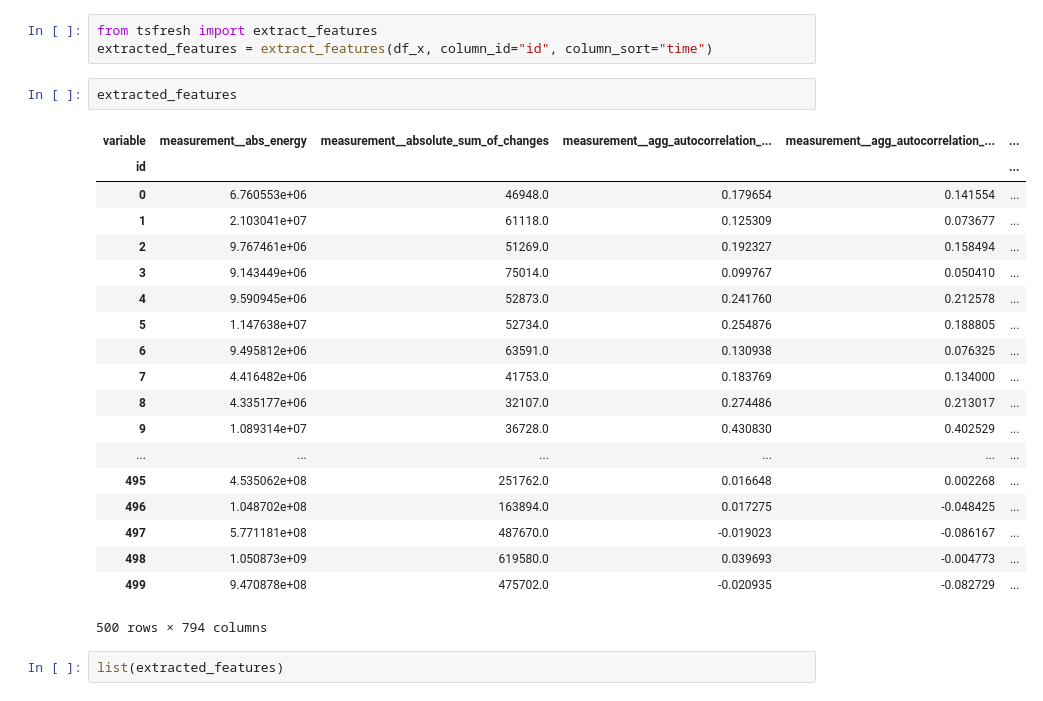
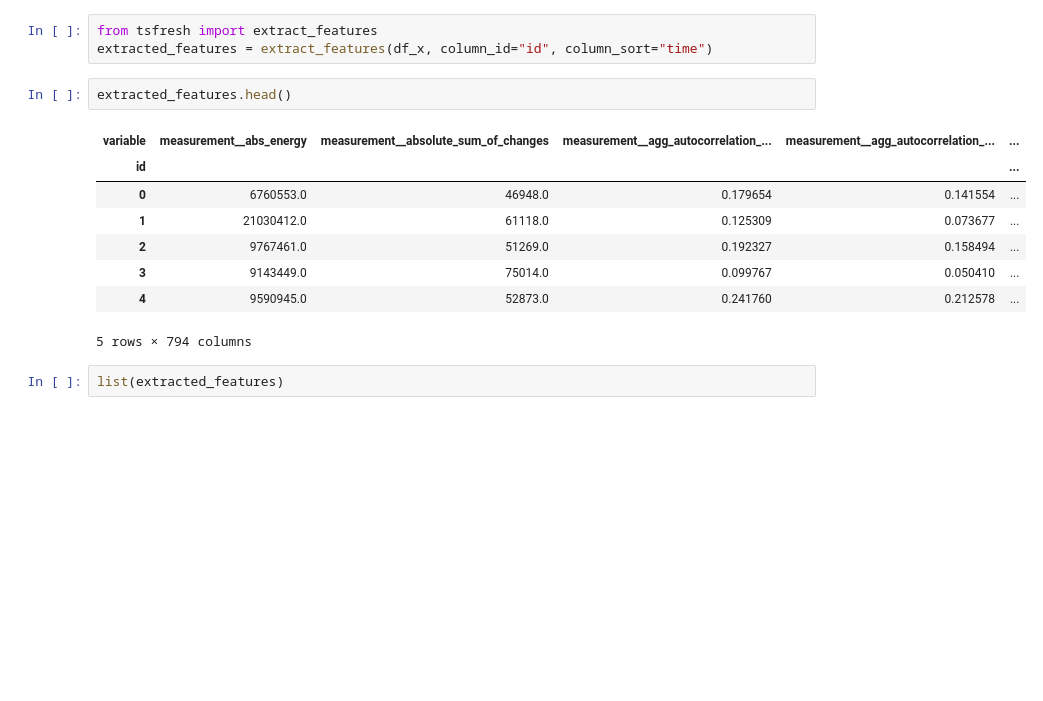
Before and after one commit to ericakok/senior-research, a Jupyter notebook: EEG-code-TSFRESH-kfold.ipynb, the cells around one changed output. Saved outputs shown, nothing was run; the diff lists cells and outputs as text; blank space fills up the shorter version.

```diff
--- a/EEG-code-TSFRESH-kfold.ipynb
+++ b/EEG-code-TSFRESH-kfold.ipynb
@@ -101,27 +89,16 @@ df_x = df_x.reset_index(drop=True)
 from tsfresh import extract_features
 extracted_features = extract_features(df_x, column_id="id", column_sort="time")
 # %%
-extracted_features
+extracted_features.head()
 # %% [output]
 | variable | measurement__abs_energy | measurement__absolute_sum_of_changes | measurement__agg_autocorrelation_... | measurement__agg_autocorrelation_... | ... |
 | id |  |  |  |  | ... |
-| 0 | 6.760553e+06 | 46948.0 | 0.179654 | 0.141554 | ... |
-| 1 | 2.103041e+07 | 61118.0 | 0.125309 | 0.073677 | ... |
-| 2 | 9.767461e+06 | 51269.0 | 0.192327 | 0.158494 | ... |
-| 3 | 9.143449e+06 | 75014.0 | 0.099767 | 0.050410 | ... |
-| 4 | 9.590945e+06 | 52873.0 | 0.241760 | 0.212578 | ... |
-| 5 | 1.147638e+07 | 52734.0 | 0.254876 | 0.188805 | ... |
-| 6 | 9.495812e+06 | 63591.0 | 0.130938 | 0.076325 | ... |
-| 7 | 4.416482e+06 | 41753.0 | 0.183769 | 0.134000 | ... |
-| 8 | 4.335177e+06 | 32107.0 | 0.274486 | 0.213017 | ... |
-| 9 | 1.089314e+07 | 36728.0 | 0.430830 | 0.402529 | ... |
-| ... | ... | ... | ... | ... | ... |
-| 495 | 4.535062e+08 | 251762.0 | 0.016648 | 0.002268 | ... |
-| 496 | 1.048702e+08 | 163894.0 | 0.017275 | -0.048425 | ... |
-| 497 | 5.771181e+08 | 487670.0 | -0.019023 | -0.086167 | ... |
-| 498 | 1.050873e+09 | 619580.0 | 0.039693 | -0.004773 | ... |
-| 499 | 9.470878e+08 | 475702.0 | -0.020935 | -0.082729 | ... |
+| 0 | 6760553.0 | 46948.0 | 0.179654 | 0.141554 | ... |
+| 1 | 21030412.0 | 61118.0 | 0.125309 | 0.073677 | ... |
+| 2 | 9767461.0 | 51269.0 | 0.192327 | 0.158494 | ... |
+| 3 | 9143449.0 | 75014.0 | 0.099767 | 0.050410 | ... |
+| 4 | 9590945.0 | 52873.0 | 0.241760 | 0.212578 | ... |
-500 rows × 794 columns
+5 rows × 794 columns
 # %%
 list(extracted_features)
 # %% [output]
```
Also changed, not shown: parts of 3 cells of this notebook.
